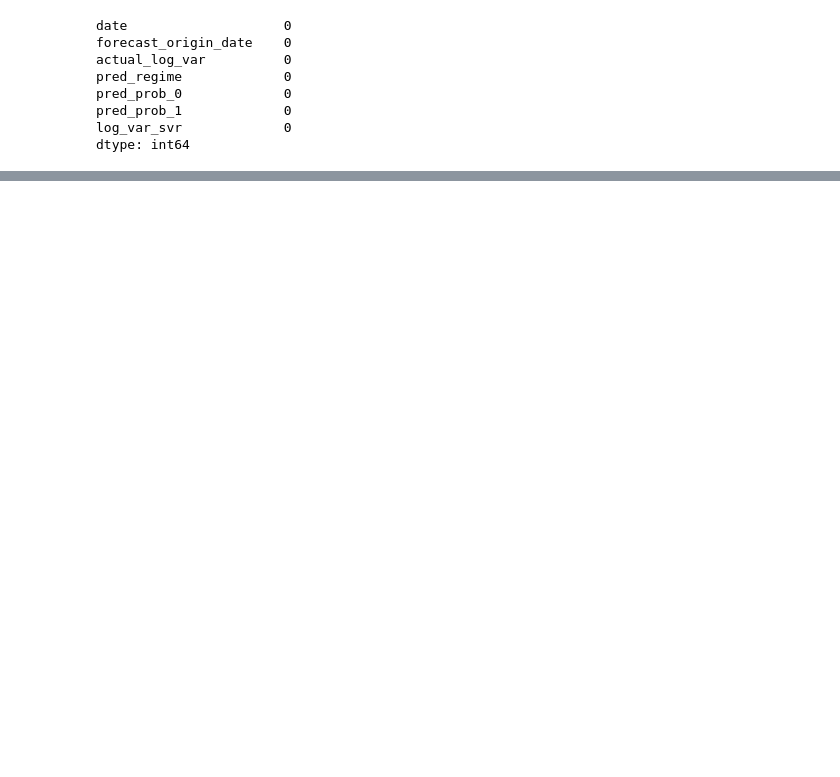
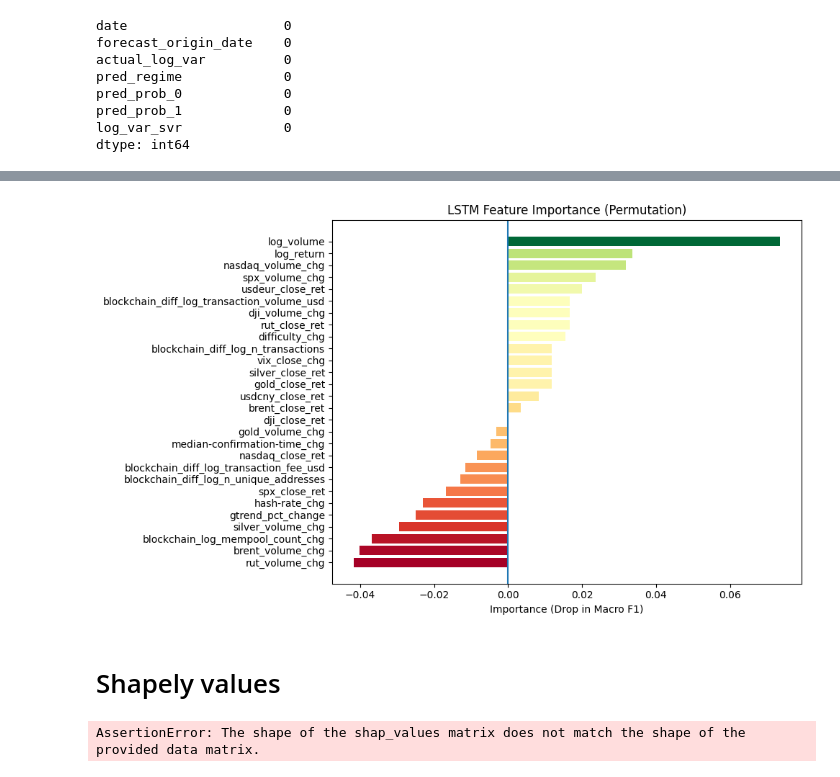
Before and after one commit to Therulow/DSE4211-GRP13, a Jupyter notebook: lstm-regimeaware/lstm_regime6.ipynb, the cells around one changed output, grey strips where cells are left out. Cells and saved outputs as stored; diff of their text form; code cells hidden in the pictures; blank space fills up the shorter version.

```diff
--- a/lstm-regimeaware/lstm_regime6.ipynb
+++ b/lstm-regimeaware/lstm_regime6.ipynb
@@ -1205,0 +1283,7 @@ weighted avg       0.65      0.65      0.65       469
+# %%
+importance_df = pd.DataFrame({
+    "feature": lstm_features,
+    "importance": importances
+}).sort_values(by="importance", ascending=False)
+
+print(importance_df)
@@ -1205,0 +1308,31 @@ weighted avg       0.65      0.65      0.65       469
+# %%
+import matplotlib.pyplot as plt
+import numpy as np
+
+top_n = 28
+plot_df = importance_df.head(top_n).iloc[::-1]
+
+values = plot_df["importance"].values
+
+# normalize values to [-1, 1]
+norm = plt.Normalize(vmin=values.min(), vmax=values.max())
+
+# use red → white → green colormap
+cmap = plt.cm.RdYlGn
+
+colors = cmap(norm(values))
+
+plt.figure(figsize=(10, 6))
+plt.barh(plot_df["feature"], plot_df["importance"], color=colors)
+
+plt.axvline(0)
+
+plt.title("LSTM Feature Importance (Permutation)")
+plt.xlabel("Importance (Drop in Macro F1)")
+
+plt.tight_layout()
+plt.show()
+# %% [output]
+[figure, added]
+# %% [markdown]
+# Shapely values
@@ -1205,0 +1341,17 @@ weighted avg       0.65      0.65      0.65       469
+# %%
+import shap
+# 1. average features
+X_avg = X_test_lstm.mean(axis=1)
+
+# 2. wrapper
+def model_wrapper(X_input):
+    X_seq = np.repeat(X_input[:, None, :], best_lb, axis=1)
+    return final_lstm_model.predict(X_seq, verbose=0)
+
+# 3. explainer
+explainer = shap.KernelExplainer(model_wrapper, X_avg[:100])
+
+# 4. shap values
+shap_values = explainer.shap_values(X_avg[:100])
+# %% [output]
+AssertionError: The shape of the shap_values matrix does not match the shape of the provided data matrix.
```
Also changed, not shown: parts of 16 cells of this notebook, 8 other files.
